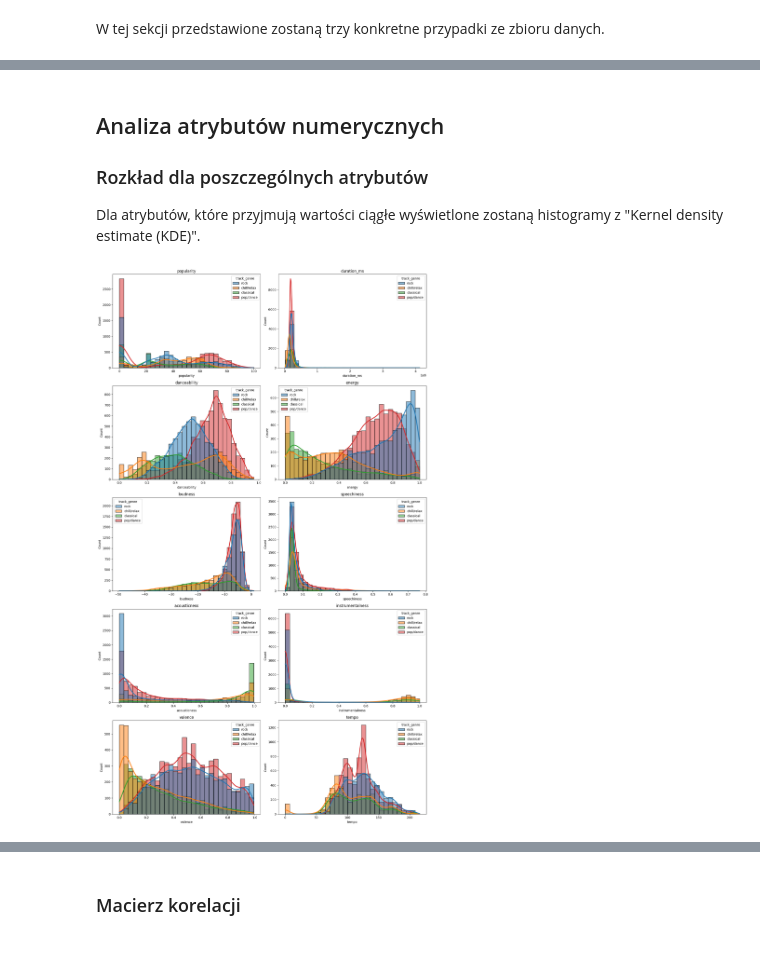
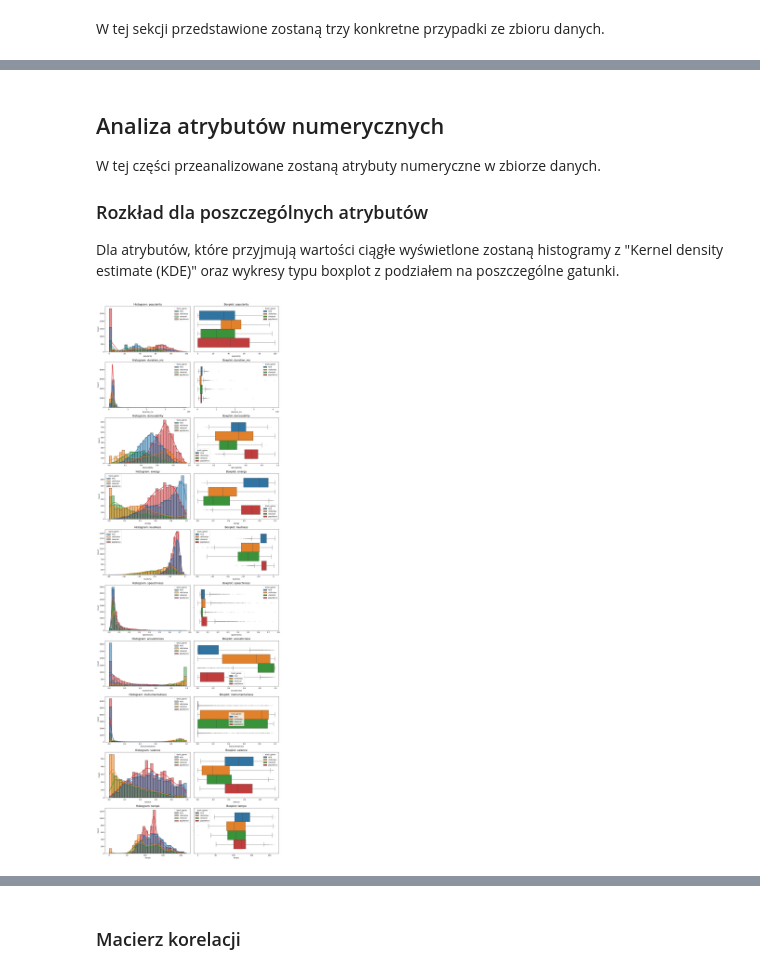
Before and after one commit to anras5/songs-classifier, a Jupyter notebook: data-analysis/src/analysis.ipynb, the cells around one changed output, grey strips where cells are left out. Cells and saved outputs as stored; diff of their text form; code cells hidden in the pictures.

```diff
--- a/data-analysis/src/analysis.ipynb
+++ b/data-analysis/src/analysis.ipynb
@@ -51,9 +67,6 @@ Przykładowe 5 próbek ze zbioru danych
 # %%
 df_original = pd.read_csv("data/dataset.csv", index_col=0)
-print(df_original.track_genre.unique())
-df_original = df_original[df_original['track_genre'].isin(GENRES)]
+df_original = df_original[df_original['track_genre'].isin(GENRES)].reset_index().drop(columns='index')
 df_original['track_genre'] = df_original['track_genre'].replace(GENRES_MAP)
-print(df_original.shape)
-
-df_original.sample(5, random_state=8000)
+df_original.sample(5, random_state=RANDOM_STATE)
 # %% [output]
@@ -183,0 +212,23 @@ W tej sekcji przedstawione zostaną trzy konkretne przypadki ze zbioru danych.
+# %%
+X_pca = df[COLUMNS_NUMERICAL]
+scaler = StandardScaler()
+X_pca = scaler.fit_transform(X_pca)
+
+pca = PCA(n_components=2)
+X_pca = pca.fit_transform(X_pca)
+print(pca.explained_variance_ratio_)
+X_pca = pd.DataFrame(X_pca, columns=['x', 'y'])
+X_pca['track_genre'] = df['track_genre']
+
+plt.figure(figsize=(18, 10))
+for i, genre in enumerate(X_pca.track_genre.unique()):
+    plt.subplot(2, 2, i + 1)
+    ax = sns.scatterplot(X_pca[X_pca['track_genre'] == genre], x='x', y='y', alpha=0.2, color='teal')
+    ax.set_xlim(-7,4)
+    ax.set_ylim(-6,15)
+    plt.title(f"Wizualizacja 2D dla {genre}", fontsize=15)
+    plt.xlabel("")
+    plt.ylabel("")
+    plt.grid(linestyle='--')
+
+plt.show();
@@ -184,15 +240,24 @@ W tej sekcji przedstawione zostaną trzy konkretne przypadki ze zbioru danych.
 # %% [markdown]
 ## Analiza atrybutów numerycznych
 
+W tej części przeanalizowane zostaną atrybuty numeryczne w zbiorze danych.
+
 ### Rozkład dla poszczególnych atrybutów
-Dla atrybutów, które przyjmują wartości ciągłe wyświetlone zostaną histogramy z "Kernel density estimate (KDE)".
+
+Dla atrybutów, które przyjmują wartości ciągłe wyświetlone zostaną histogramy z "Kernel density estimate (KDE)" oraz wykresy typu boxplot z podziałem na poszczególne gatunki.
 # %%
-plt.figure(figsize=(15, 25))
+plt.figure(figsize=(15, 45))
 for i, column in enumerate(COLUMNS_NUMERICAL):
-    plt.subplot(5, 2, i + 1)
+
+    plt.subplot(10, 2, i*2 + 1)
     sns.histplot(data=df, x=column, bins=30, hue='track_genre', kde=True, line_kws={'linewidth': 2.5})
-    plt.title(column)
+    plt.title(f"Histogram: {column}", fontsize=15)
+
+    plt.subplot(10, 2, i*2 + 2)
+    sns.boxplot(data=df, x=column, hue='track_genre', fliersize=0.5)
+    plt.title(f"Boxplot: {column}", fontsize=15)
+
 plt.tight_layout()
 plt.show()
 # %% [output]
-[figure, old version]
+[figure, new version]
```
Also changed, not shown: parts of 27 cells of this notebook, 3 other files.
